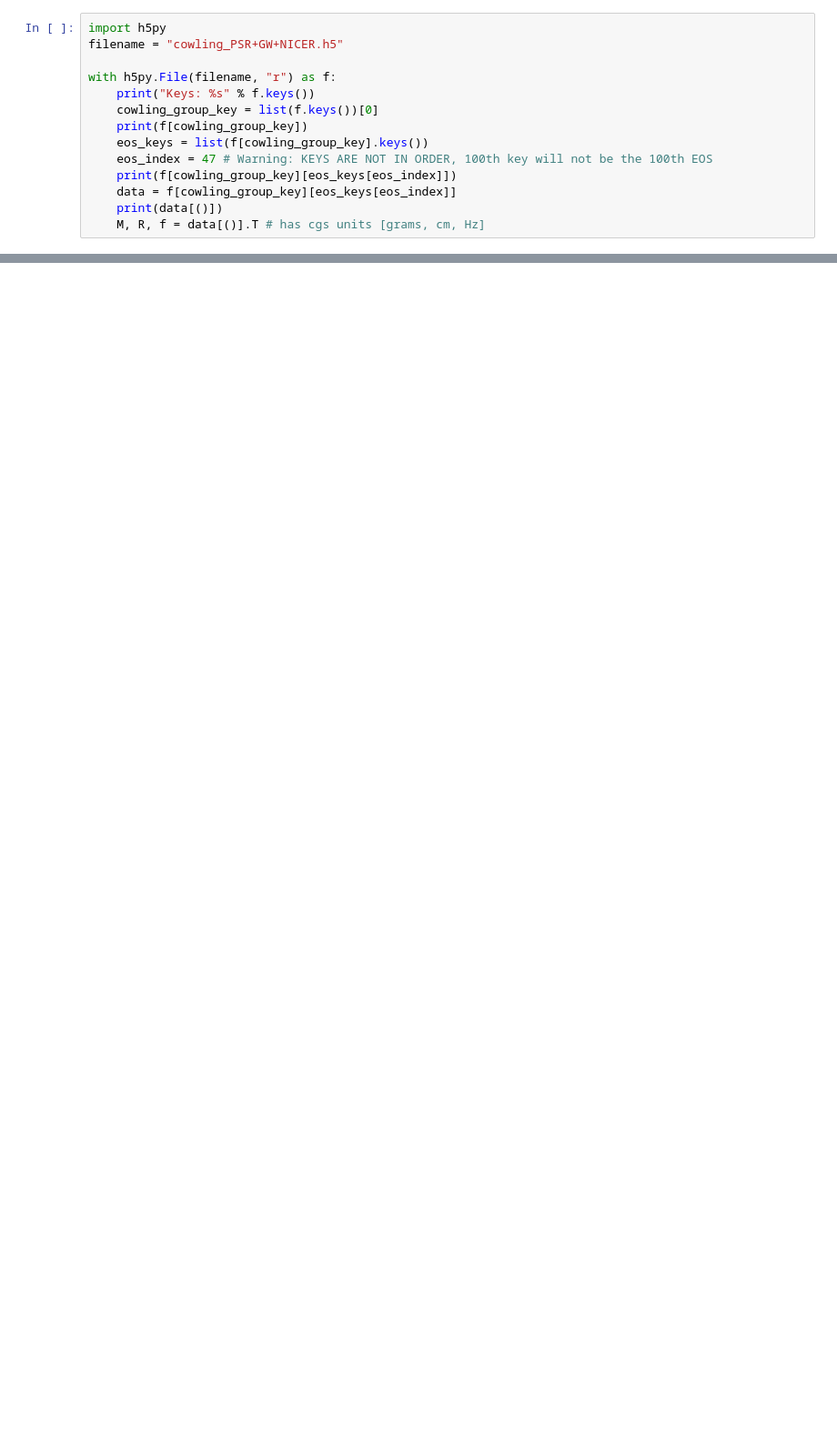
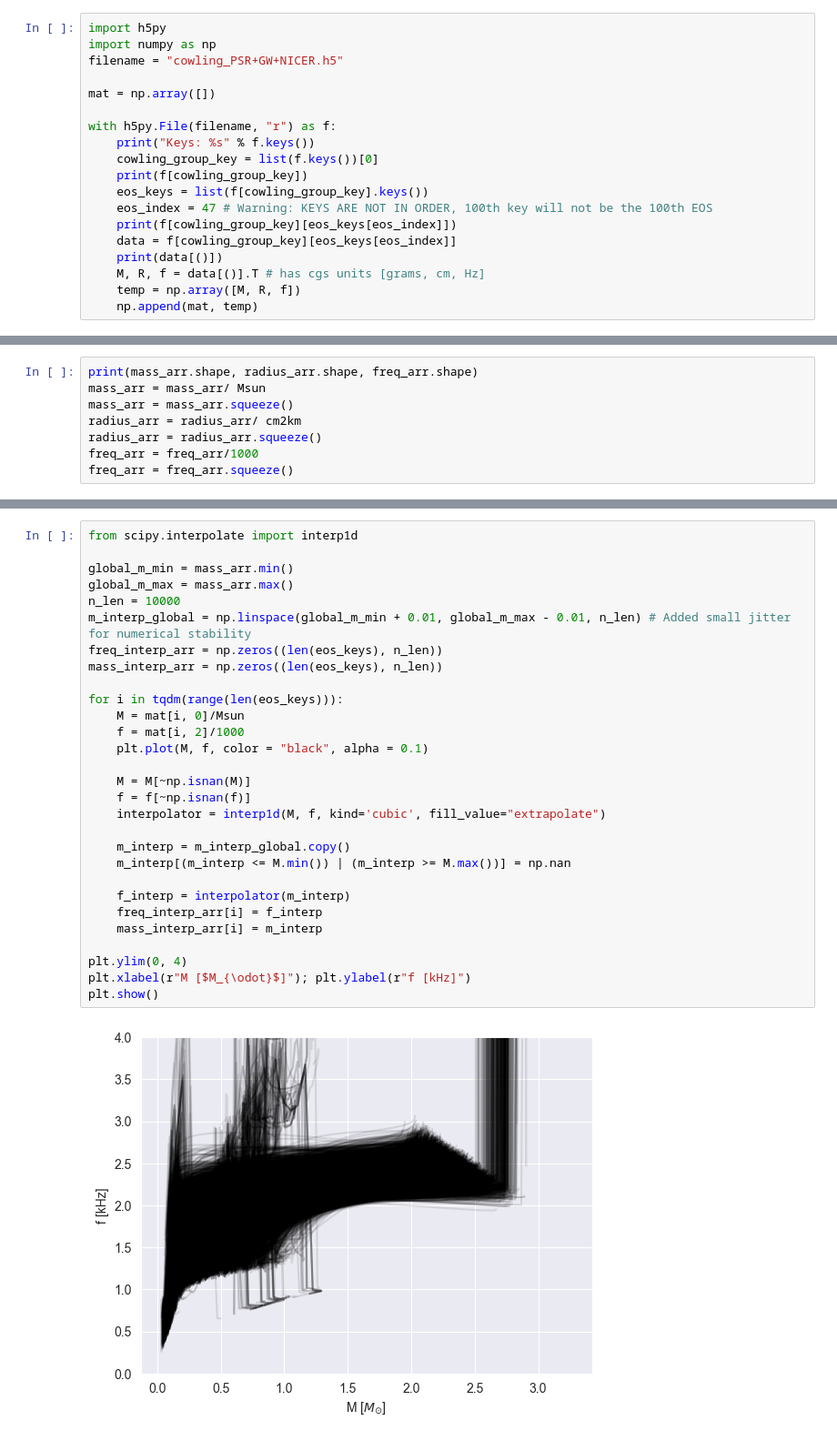
Before and after one commit to landryp/ns-fmodes, a Jupyter notebook: cowling_plotting_script_PSR+GW+NICER.ipynb, the cells around one changed output, grey strips where cells are left out. Shown at 91% size. Cells and saved outputs as stored; diff of their text form; blank space fills up the shorter version.

Commit message:
Add files via upload
Plotting script for envelope plots

```diff
--- a/cowling_plotting_script_PSR+GW+NICER.ipynb
+++ b/cowling_plotting_script_PSR+GW+NICER.ipynb
@@ -1,6 +1,9 @@
 # %%
 import h5py
+import numpy as np
 filename = "cowling_PSR+GW+NICER.h5"
+
+mat = np.array([])
 
 with h5py.File(filename, "r") as f:
     print("Keys: %s" % f.keys())
@@ -12,3 +15,5 @@ with h5py.File(filename, "r") as f:
     data = f[cowling_group_key][eos_keys[eos_index]]
     print(data[()])
     M, R, f = data[()].T # has cgs units [grams, cm, Hz]
+    temp = np.array([M, R, f])
+    np.append(mat, temp)
@@ -27,0 +78,8 @@ plt.show()
+# %%
+print(mass_arr.shape, radius_arr.shape, freq_arr.shape)
+mass_arr = mass_arr/ Msun
+mass_arr = mass_arr.squeeze()
+radius_arr = radius_arr/ cm2km
+radius_arr = radius_arr.squeeze()
+freq_arr = freq_arr/1000
+freq_arr = freq_arr.squeeze()
@@ -27,0 +88,31 @@ plt.show()
+# %%
+from scipy.interpolate import interp1d
+
+global_m_min = mass_arr.min()
+global_m_max = mass_arr.max()
+n_len = 10000
+m_interp_global = np.linspace(global_m_min + 0.01, global_m_max - 0.01, n_len) # Added small jitter for numerical stability
+freq_interp_arr = np.zeros((len(eos_keys), n_len))
+mass_interp_arr = np.zeros((len(eos_keys), n_len))
+
+for i in tqdm(range(len(eos_keys))):
+    M = mat[i, 0]/Msun
+    f = mat[i, 2]/1000
+    plt.plot(M, f, color = "black", alpha = 0.1)
+
+    M = M[~np.isnan(M)]
+    f = f[~np.isnan(f)]
+    interpolator = interp1d(M, f, kind='cubic', fill_value="extrapolate")
+
+    m_interp = m_interp_global.copy()
+    m_interp[(m_interp <= M.min()) | (m_interp >= M.max())] = np.nan
+
+    f_interp = interpolator(m_interp)
+    freq_interp_arr[i] = f_interp
+    mass_interp_arr[i] = m_interp
+
+plt.ylim(0, 4)
+plt.xlabel(r"M [$M_{\odot}$]"); plt.ylabel(r"f [kHz]")
+plt.show()
+# %% [output]
+[figure, added]
```
Also changed, not shown: parts of 7 cells of this notebook.
